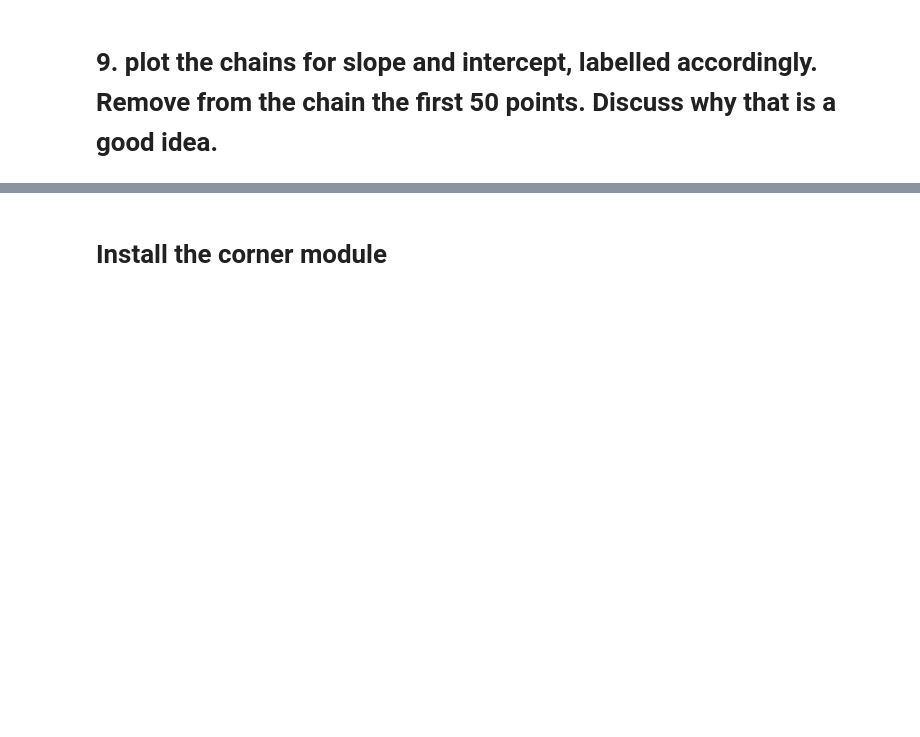
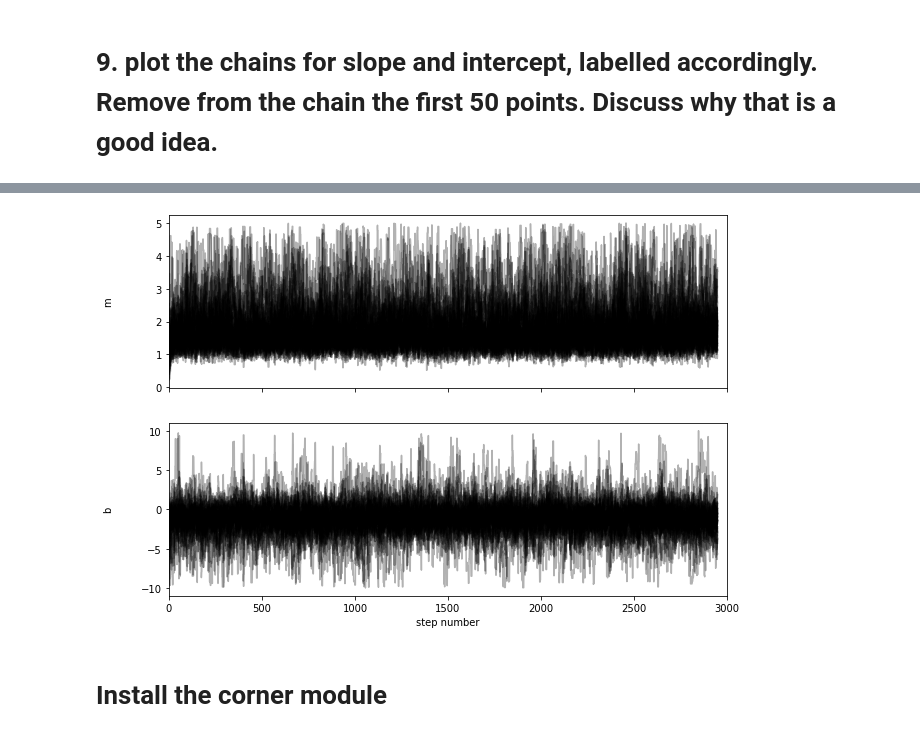
Before and after one commit to samuelmat/DSPS_tFessaras, a Jupyter notebook: HW7/Theodore_Fessaras_LRtestAndMCMC.ipynb, the cells around one changed output, grey strips where cells are left out. Drawn from its saved outputs; the diff is of its cells as text; code cells hidden in the pictures; blank space fills up the shorter version.

```diff
--- a/HW7/Theodore_Fessaras_LRtestAndMCMC.ipynb
+++ b/HW7/Theodore_Fessaras_LRtestAndMCMC.ipynb
@@ -313,2 +315,20 @@ def log_probability(theta, x, y, yerr):
+# %%
+def log_likelihood(theta, x, y, yerr):
+  m, b = theta
+  model = m * x + b
+  sigma2 = yerr**2 + model**2
+  return -0.5*np.sum((y-model)**2/sigma2)
+# %%
+def log_prior(theta):
+  m, b = theta
+  if 0 <= m < 5 and -10 < b < 10.0:
+    return 0.0
+  return -np.inf
+# %%
+def log_probability(theta, x, y, yerr):
+    lp = log_prior(theta)
+    if not np.isfinite(lp):
+        return -np.inf
+    return lp + log_likelihood(theta, x, y, yerr)
 # %% [markdown]
 # 8 Run the emcee with 50 walkers and chains 3000 elements long
@@ -315,2 +337,8 @@ def log_probability(theta, x, y, yerr):
+# %%
+pos = 0.001*np.random.randn(50, 2)
+nwalkers, ndim = pos.shape
+
+sampler = emcee.EnsembleSampler(nwalkers, ndim, log_probability, args=(nam18_reducted["Tk"], nam18_reducted["n"], nam18_reducted["uncertainties"]))
+sampler.run_mcmc(pos, 3000, progress=True);
 # %% [markdown]
 # 9. plot the chains for slope and intercept, labelled accordingly. Remove from the chain the first 50 points. Discuss why that is a good idea.
@@ -320,3 +345,17 @@ def log_probability(theta, x, y, yerr):
+# %%
+fig, axes = plt.subplots(2, figsize=(10, 7), sharex=True)
+samples = sampler.get_chain()
+labels = ["m", "b"]
+for i in range(2):
+    ax = axes[i]
+    ax.plot(samples[50:, :, i], "k", alpha=0.3)
+    ax.set_xlim(0, len(samples))
+    ax.set_ylabel(labels[i])
+    ax.yaxis.set_label_coords(-0.1, 0.5)
+
+axes[-1].set_xlabel("step number");
+# %% [output]
+[figure, added]
 # %% [markdown]
 # Install the corner module
 # %%
```
Also changed, not shown: parts of 21 cells of this notebook.
